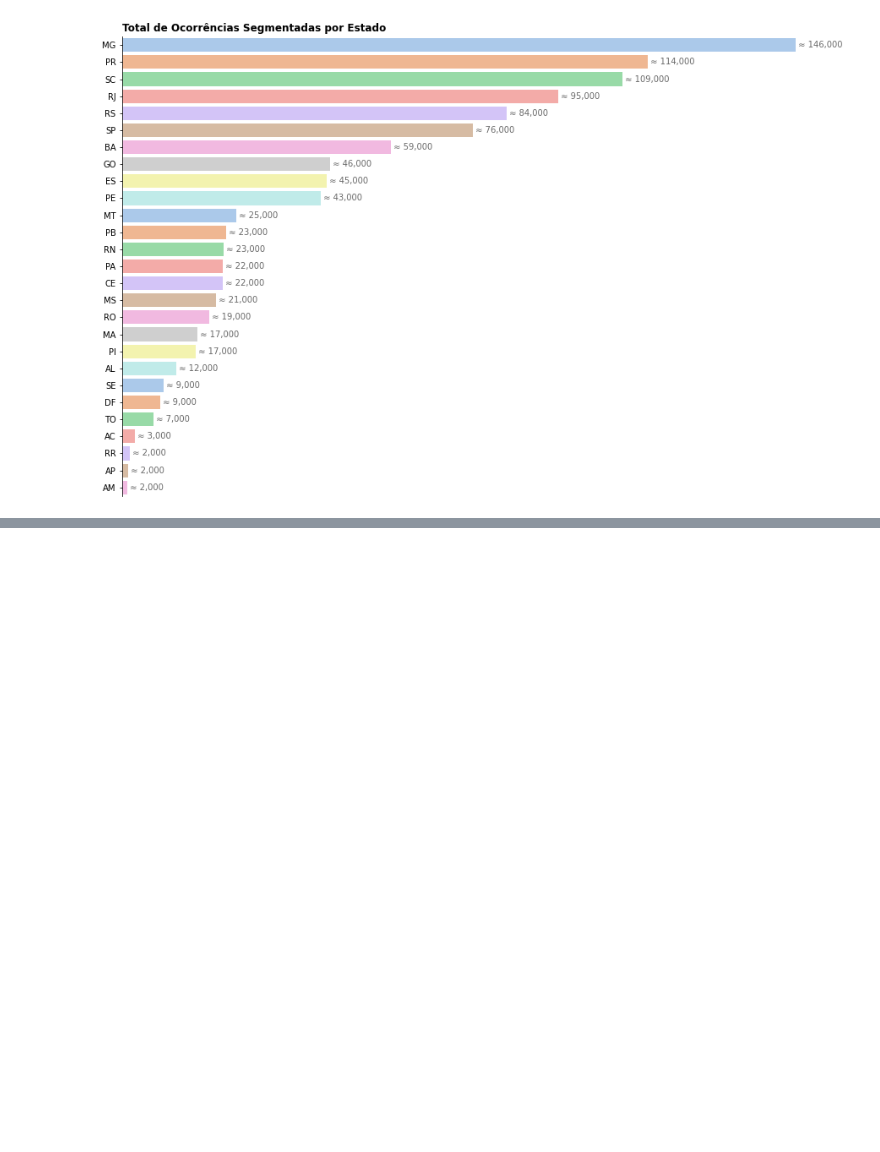
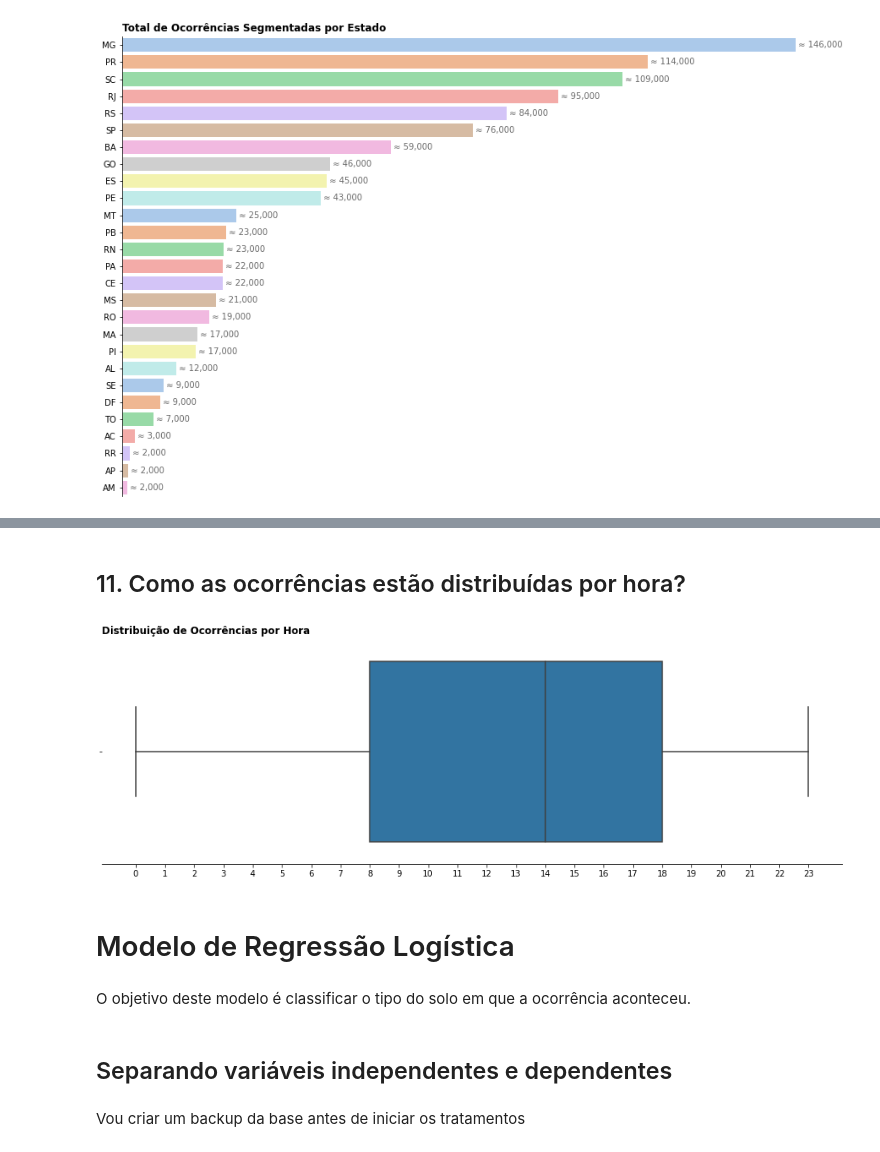
Before and after one commit to thpomari/posgraduacao, a Jupyter notebook: projeto_inter_5anos.ipynb, the cells around one changed output, grey strips where cells are left out. Cells and saved outputs as stored; diff of their text form; code cells hidden in the pictures; blank space fills up the shorter version.

```diff
--- a/projeto_inter_5anos.ipynb
+++ b/projeto_inter_5anos.ipynb
@@ -1916,0 +1701,42 @@ X_novo = transformer.transform(X)
+# %% [markdown]
+## 11. Como as ocorrências estão distribuídas por hora?
+# %%
+
+
+
+plt.figure(figsize = (16, 5))
+
+ax = sns.boxplot(data=df_ocorrencias_limpo, x='hora')
+
+ax.set_xlabel('')
+ax.set_ylabel('')
+
+
+ax.set_xticks(np.arange(0, 24, 1))
+
+plt.title('Distribuição de Ocorrências por Hora',
+          fontdict={'fontsize': 12,
+                    'fontweight': 'bold',
+                    'verticalalignment': 'baseline'
+                   },
+          loc='left')
+
+for i in ax.patches:
+    ax.text(i.get_width()-1, i.get_y()+.55, \
+            ' ≈ ' + f"{int(math.ceil(i.get_width() / 1000.0)) * 1000:,}", fontsize=10,
+            color='dimgrey')
+
+# Removendo bordas
+sns.despine(left=True)
+
+plt.show()
+# %% [output]
+[figure, added]
+# %% [markdown]
+# Modelo de Regressão Logística
+# %% [markdown]
+O objetivo deste modelo é classificar o tipo do solo em que a ocorrência aconteceu.
+# %% [markdown]
+## Separando variáveis independentes e dependentes
+# %% [markdown]
+Vou criar um backup da base antes de iniciar os tratamentos
```
Also changed, not shown: parts of 71 cells of this notebook, 1 other file.
